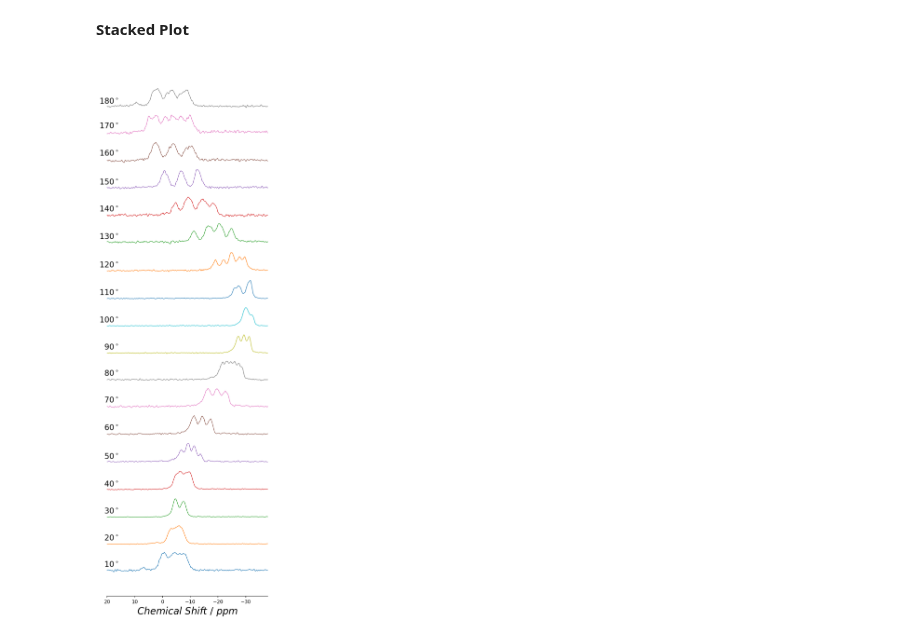
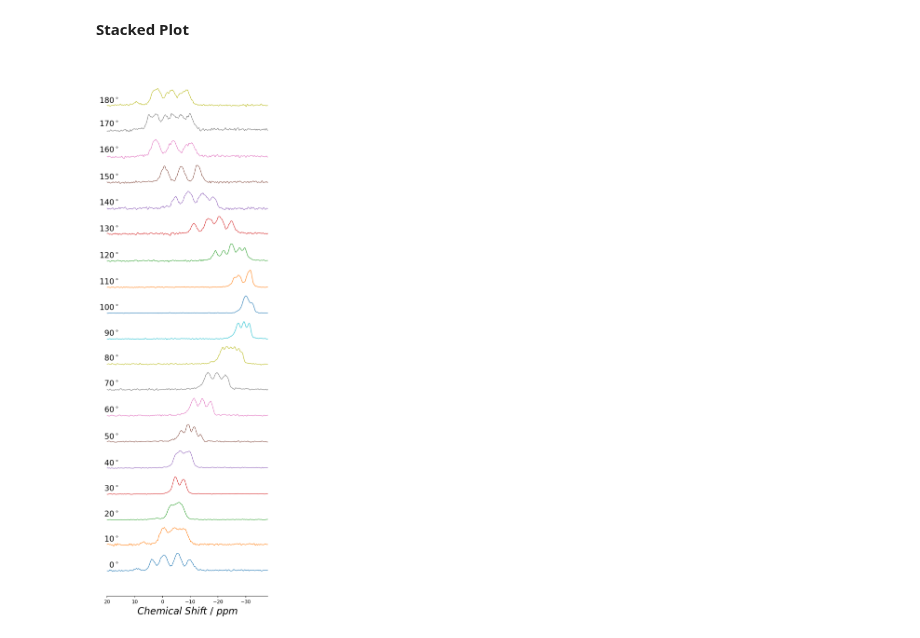
Before and after one commit to AstrobioShiva/Script_project, a Jupyter notebook: NMR_analysis/visualize_peaks_(-)8HQ_Yrot.ipynb, the cells around one changed output. Drawn from its saved outputs; the diff is of its cells as text; code cells hidden in the pictures.

```diff
--- a/NMR_analysis/visualize_peaks_(-)8HQ_Yrot.ipynb
+++ b/NMR_analysis/visualize_peaks_(-)8HQ_Yrot.ipynb
@@ -280,12 +280,21 @@ path = "//Users/shiva/Documents/Research/GitHub/Script_project/Data_exp/"
 file_start = 144                                      # enter the first file number
 file_end = 161                                          # enter the last file number
 skip_file = [138, 139, 140, 141, 142, 143]                                          # skip this file number
+special_file = 179   # This file will be plotted as 0°
 angle_start = 10
-angle_end = 360
+angle_end = 180
 angle_step = 10
 
+data_list = []
+# Load special file 179 as 0 degrees ************************************
+yData = np.loadtxt(path + f"SW_Shiva{special_file}.txt", unpack=True)
+yData = yData / max(yData)  # normalize
+yData = yData - min(yData)  # remove offset
+data_list.append(yData)
+
+
 # Initialize an empty list to store data arrays
-data_list = []
+
 for numb in range(file_start, file_end+1):
     if numb in skip_file:
         continue  # Skip the specified file
@@ -303,36 +312,38 @@ x = np.arange(x_start, x_end, steps_ppm)
 
 # Plot the data ********************************
 fig, ax = plt.subplots(figsize=(6, 20), dpi = 150)  # Create the figure and axes
-labels = [rf"${i}^\circ$" for i in range(angle_start, angle_end+angle_step, angle_step)]
+# Labels: first 0°, then 10° to 180°
+labels = [r"$0^\circ$"] + [rf"${i}^\circ$" for i in range(angle_start, angle_end+angle_step, angle_step)]
+
 
 # Plot line plots ********************************
 for i, (data, label) in enumerate(zip(data_list, labels)):
     offset = i * 1.5                                                                                   # You can adjust the offset value
     ax.plot(x, data + offset, linewidth=1)
 
     ax.text(16, (offset + 0.3 ) + data[0], label, color='black', va='center', ha='right', fontsize=16) #Adjust the position of label by changing numeric value
     # plt.text(-37, (offset + 0.3 ) + data[0],"File:"+str(number), ha = 'right')
 
 
 # Adjust plot aesthetics
 ax.set_yticks([])  # Remove y-axis ticks
 ax.set_xlim([20, -38])  # Set x-axis limits
 ax.set_xlabel(r'$Chemical\ Shift\ /\ ppm$', fontsize=20)
 
 # Hide the top spine
 ax.spines['top'].set_visible(False)
 ax.spines['right'].set_visible(False)
 ax.spines['left'].set_visible(False)
 # plt.title('Stack Plot of Data from Files')
 # plt.legend(loc='upper left')
 
 # Save the plot to a specific folder
 # Adjust layout
 # plt.tight_layout()
 
 plt.show()
 
 
-fig.savefig('/Users/shiva/Documents/Research/GitHub/Script_project/NMR_analysis/plots_experiment/Y_stacked_LHQ.png', dpi = 50 ,bbox_inches='tight')
+fig.savefig('/Users/shiva/Documents/Research/GitHub/Script_project/NMR_analysis/plots_experiment/Y_stacked_LHQ_revised2.png', dpi = 100 ,bbox_inches='tight')
 # %% [output]
-[figure, old version]
+[figure, new version]
```
Also changed, not shown: 10 other files.
